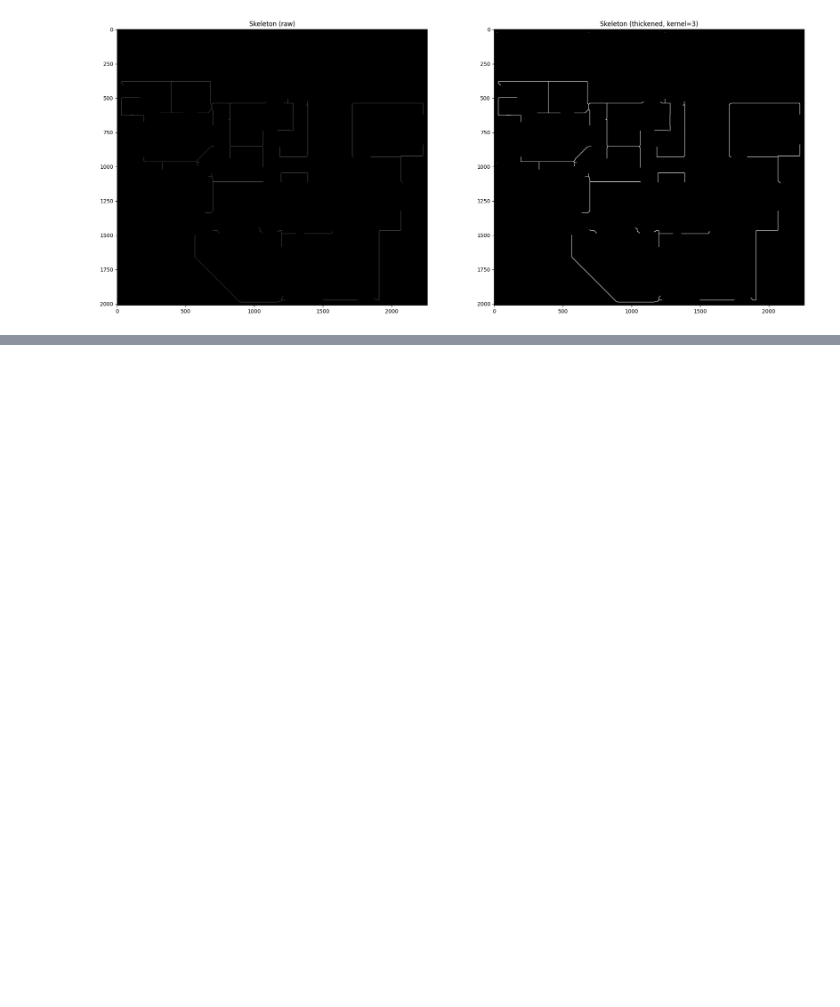
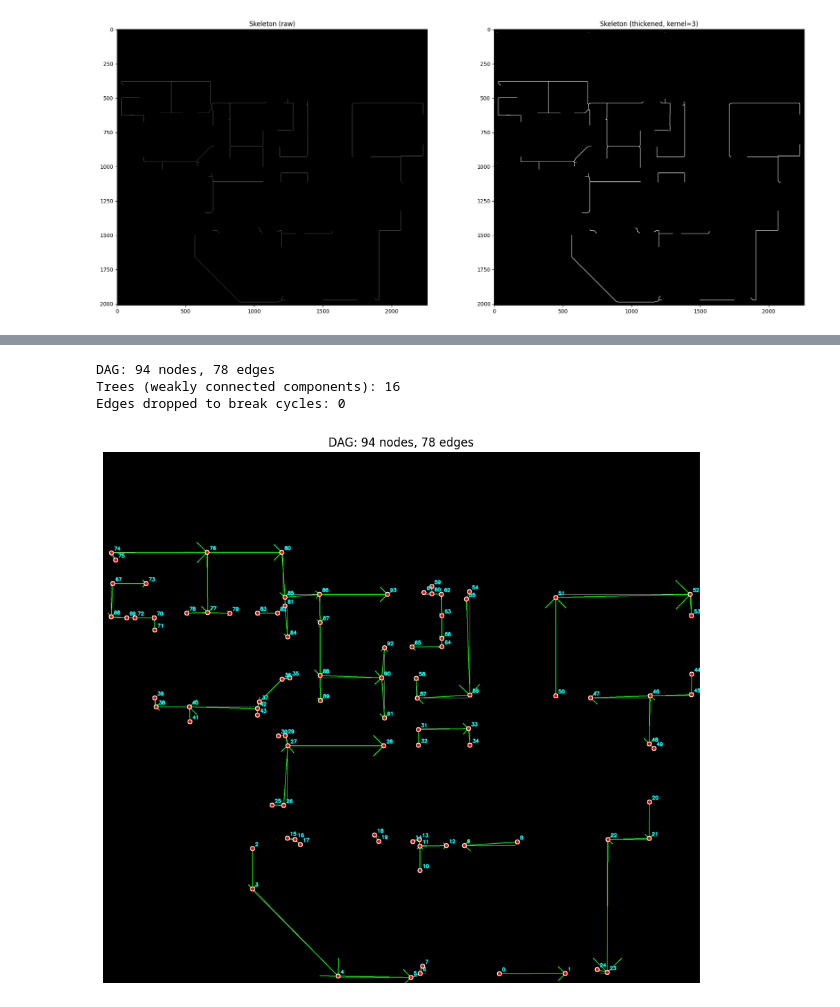
Before and after one commit to ssabrut/generational-bullshit, a Jupyter notebook: notebooks/skeleton_corner_detection.ipynb, the cells around one changed output, grey strips where cells are left out. Saved outputs shown, nothing was run; the diff lists cells and outputs as text; code cells hidden in the pictures; blank space fills up the shorter version.

```diff
--- a/notebooks/skeleton_corner_detection.ipynb
+++ b/notebooks/skeleton_corner_detection.ipynb
@@ -359,0 +360,46 @@ plt.show()
+# %%
+# Step 5: Convert the undirected graph to a DAG.
+# Strategy: per connected component, pick a root and run DFS, directing each
+# edge from parent -> child. Back-edges that would close a cycle are dropped.
+# Result is a forest (one tree per component), which is trivially a DAG.
+
+DAG = nx.DiGraph()
+for n, attr in G.nodes(data=True):
+    DAG.add_node(n, **attr)
+
+for component in nx.connected_components(G):
+    sub = G.subgraph(component)
+    # Deterministic root: smallest node id in this component.
+    root = min(component)
+    for parent, child in nx.dfs_edges(sub, source=root):
+        DAG.add_edge(parent, child, length=sub[parent][child]['length'])
+
+assert nx.is_directed_acyclic_graph(DAG), 'Result is not a DAG'
+print(f'DAG: {DAG.number_of_nodes()} nodes, {DAG.number_of_edges()} edges')
+print(f'Trees (weakly connected components): {nx.number_weakly_connected_components(DAG)}')
+print(f'Edges dropped to break cycles: {G.number_of_edges() - DAG.number_of_edges()}')
+
+# Visualize: arrows go parent -> child.
+vis = cv2.cvtColor(skeleton_raw, cv2.COLOR_GRAY2BGR)
+for parent, child in DAG.edges():
+    pa = (DAG.nodes[parent]['x'], DAG.nodes[parent]['y'])
+    pb = (DAG.nodes[child]['x'], DAG.nodes[child]['y'])
+    cv2.arrowedLine(vis, pa, pb, (0, 255, 0), 2, tipLength=0.15)
+
+for n, attr in DAG.nodes(data=True):
+    p = (attr['x'], attr['y'])
+    cv2.circle(vis, p, 8, (0, 0, 255), -1)
+    cv2.circle(vis, p, 8, (255, 255, 255), 2)
+    cv2.putText(vis, str(n), (p[0] + 10, p[1] - 10),
+                cv2.FONT_HERSHEY_SIMPLEX, 0.6, (255, 255, 0), 2, cv2.LINE_AA)
+
+plt.figure(figsize=(14, 10))
+plt.imshow(cv2.cvtColor(vis, cv2.COLOR_BGR2RGB))
+plt.title(f'DAG: {DAG.number_of_nodes()} nodes, {DAG.number_of_edges()} edges')
+plt.axis('off')
+plt.show()
+# %% [output]
+DAG: 94 nodes, 78 edges
+Trees (weakly connected components): 16
+Edges dropped to break cycles: 0
+[figure, added]
```
Also changed, not shown: parts of 8 cells of this notebook.
